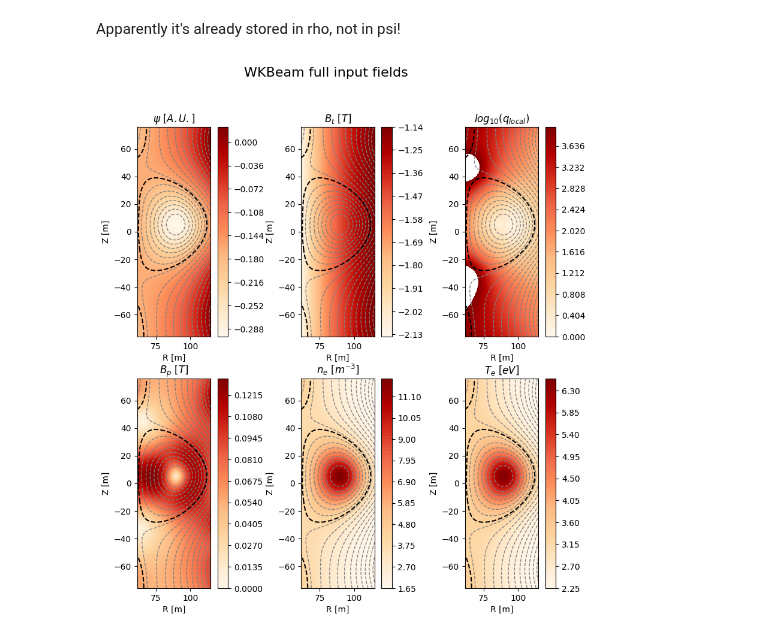
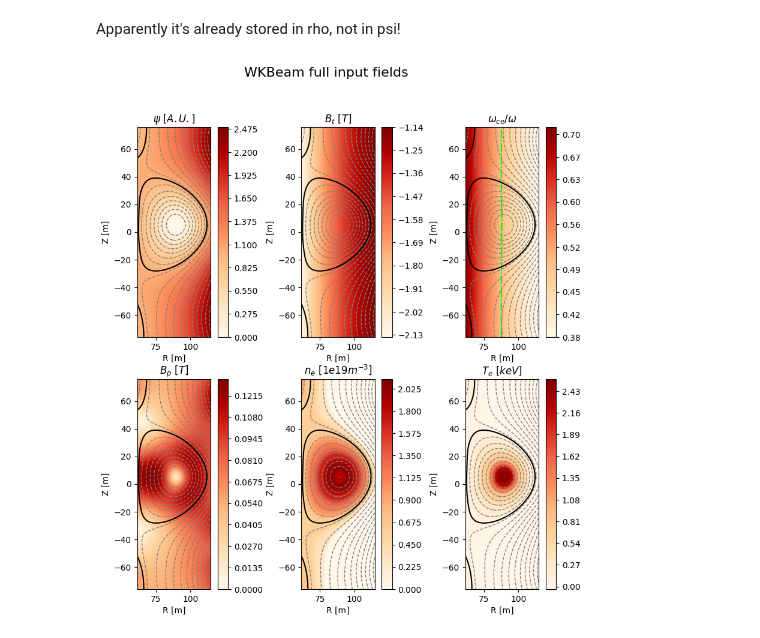
Before and after one commit to EwoutDevlaminck/WKBacca_QL, a Jupyter notebook: ED_plotEquilibrium.ipynb, the cells around one changed output. Cells and saved outputs as stored; diff of their text form; code cells hidden in the pictures.

```diff
--- a/ED_plotEquilibrium.ipynb
+++ b/ED_plotEquilibrium.ipynb
@@ -25,2 +43,4 @@ z_1d = z[0, :]
+# %%
+psi = IntSample(R, z, Eq.PsiInt.eval)
 # %% [markdown]
 Apparently it's already stored in rho, not in psi!
@@ -37,6 +47,3 @@ TeInt = UniBiSpline(psi_Te, Te, PsiInt)
-# %%
-Ne2d = IntSample(R_1d, z_1d, NeInt.eval).T
-Te2d = IntSample(R_1d, z_1d, TeInt.eval).T
 # %%
 plt.figure(figsize=(10,10))
 plt.suptitle(r'WKBeam full input fields', fontsize=16)
@@ -44,7 +51,7 @@ plt.suptitle(r'WKBeam full input fields', fontsize=16)
 plot_psi = plt.subplot(2,3,1)
 plot_psi.set_aspect('equal')
 psi_grid =plot_psi.contourf(R, z, psi, levels=100, cmap='OrRd')
-plot_psi.contour(R, z, psi, [psi_sep], colors='black')
+plot_psi.contour(R, z, psi, [1], colors='black')
 plot_psi.contour(R, z, psi, np.linspace(np.amin(psi), np.amax(psi), 20), colors='grey', linestyles='dashed', linewidths=1)
 plt.colorbar(psi_grid)
 plot_psi.set_xlabel('R [m]')
@@ -53,55 +60,61 @@ plot_psi.set_title(r'$\psi\ [A.U.]$')
 
 plot_Bt = plt.subplot(2,3,2)
 plot_Bt.set_aspect('equal')
-Bt_grid = plot_Bt.contourf(R, z, Bfield[2], levels=100, cmap='OrRd')
-plot_Bt.contour(R, z, psi, [psi_sep], colors='black')
+Bt_grid = plot_Bt.contourf(R, z, Bt2d, levels=100, cmap='OrRd')
+plot_Bt.contour(R, z, psi, [1], colors='black')
 plot_Bt.contour(R, z, psi, np.linspace(np.amin(psi), np.amax(psi), 20), colors='grey', linestyles='dashed', linewidths=1)
 plt.colorbar(Bt_grid)
 plot_Bt.set_xlabel('R [m]')
 plot_Bt.set_ylabel('Z [m]')
 plot_Bt.set_title(r'$B_t\ [T]$')
 
-plot_q = plt.subplot(2,3,3)
-plot_q.set_aspect('equal')
-q_grid = plot_q.contourf(R, z, np.log(abs(q)), levels=np.linspace(0, 4, 100), cmap='OrRd')
-plot_q.contour(R, z, psi, [psi_sep], colors='black')
-plot_q.contour(R, z, psi, np.linspace(np.amin(psi), np.amax(psi), 20), colors='grey', linestyles='dashed', linewidths=1)
-plt.colorbar(q_grid)
-plot_q.set_xlabel('R [m]')
-plot_q.set_ylabel('Z [m]')
-plot_q.set_title(r'$log_{10}(q_{local})$')
+plot_S = plt.subplot(2,3,3)
+plot_S.set_aspect('equal')
+c_Y = plot_S.contourf(R, z, StixY, 100, cmap='OrRd')
+plt.colorbar(c_Y, ax=plot_S, format="%1.2f")
+plotting_functions.add_cyclotron_resonances(R, z, StixY, plot_S)
+plot_S.set_title(r'$\omega_{c \mathrm{e}}/\omega$')
+h1, h2, h3 = plotting_functions.add_cyclotron_resonances(R, z, StixY, plot_S)
+O_cutoff = plotting_functions.add_Omode_cutoff(R, z, StixX, plot_S)
+X_cutoff = plotting_functions.add_Xmode_cutoff(R, z, StixX, StixY, plot_S)
+UH_res = plotting_functions.add_UHresonance(R, z, StixX, StixY, plot_S)
+plot_S.contour(R, z, psi, [1], colors='black')
+plot_S.contour(R, z, psi, np.linspace(np.amin(psi), np.amax(psi), 20), colors='grey', linestyles='dashed', linewidths=1)
+plot_S.set_xlabel('R [m]')
+plot_S.set_ylabel('Z [m]')
+
 
 plot_Bp = plt.subplot(2,3,4)
 plot_Bp.set_aspect('equal')
 Bp_grid = plot_Bp.contourf(R, z, B_p, levels=100, cmap='OrRd')
-plot_Bp.contour(R, z, psi, [psi_sep], colors='black')
+plot_Bp.contour(R, z, psi, [1], colors='black')
 plot_Bp.contour(R, z, psi, np.linspace(np.amin(psi), np.amax(psi), 20), colors='grey', linestyles='dashed', linewidths=1)
 plt.colorbar(Bp_grid)
 plot_Bp.set_xlabel('R [m]')
 plot_Bp.set_ylabel('Z [m]')
 plot_Bp.set_title(r'$B_p\ [T]$')
 
 plot_ne = plt.subplot(2,3,5)
 plot_ne.set_aspect('equal')
 ne_grid = plot_ne.contourf(R, z, Ne2d, levels=100, cmap='OrRd')
-plot_ne.contour(R, z, psi, [psi_sep], colors='black')
+plot_ne.contour(R, z, psi, [1], colors='black')
 plot_ne.contour(R, z, psi, np.linspace(np.amin(psi), np.amax(psi), 20), colors='grey', linestyles='dashed', linewidths=1)
 plt.colorbar(ne_grid)
 plot_ne.set_xlabel('R [m]')
 plot_ne.set_ylabel('Z [m]')
-plot_ne.set_title(r'$n_e\ [m^{-3}]$')
+plot_ne.set_title(r'$n_e\ [1e19 m^{-3}]$')
 
 plot_Te = plt.subplot(2,3,6)
 plot_Te.set_aspect('equal')
 Te_grid = plot_Te.contourf(R, z, Te2d, levels=100, cmap='OrRd')
-plot_Te.contour(R, z, psi, [psi_sep], colors='black')
+plot_Te.contour(R, z, psi, [1], colors='black')
 plot_Te.contour(R, z, psi, np.linspace(np.amin(psi), np.amax(psi), 20), colors='grey', linestyles='dashed', linewidths=1)
 plt.colorbar(Te_grid)
 plot_Te.set_xlabel('R [m]')
 plot_Te.set_ylabel('Z [m]')
-plot_Te.set_title(r'$T_e\ [eV]$')
+plot_Te.set_title(r'$T_e\ [keV]$')
 
 plt.savefig('WKBeam_input_fields.pdf', dpi=300)
 plt.show()
 # %% [output]
-[figure, old version]
+[figure, new version]
```
Also changed, not shown: parts of 9 cells of this notebook, 16 other files.
